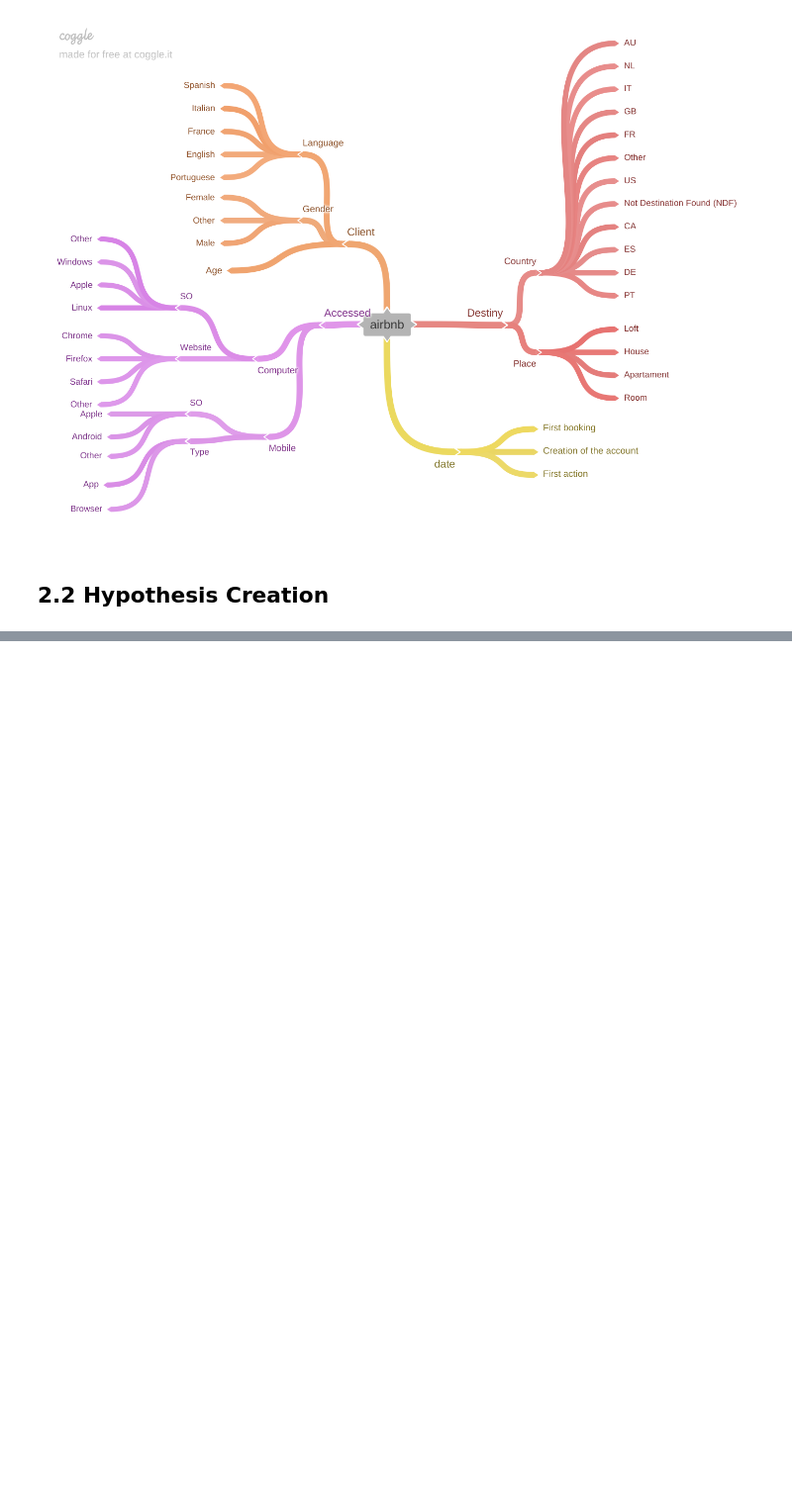
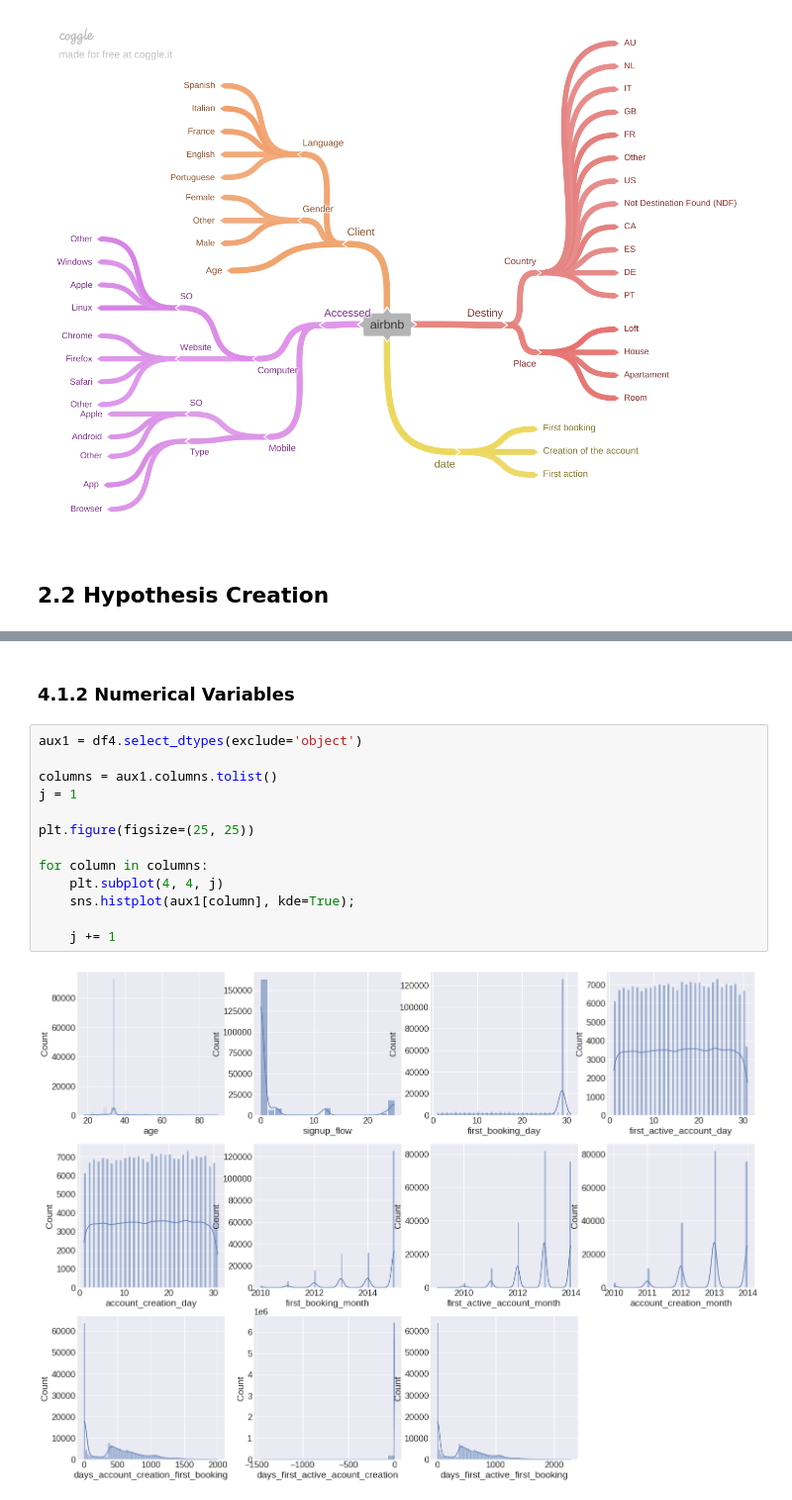
Before and after one commit to juniorcl/airbnb-scheduling-forecast, a Jupyter notebook: notebooks/c1.0_cmoj_airbnb_scheduling_forecast.ipynb, the cells around one changed output, grey strips where cells are left out. Shown at 99% size. Saved outputs shown, nothing was run; the diff lists cells and outputs as text; blank space fills up the shorter version.

```diff
--- a/notebooks/c1.0_cmoj_airbnb_scheduling_forecast.ipynb
+++ b/notebooks/c1.0_cmoj_airbnb_scheduling_forecast.ipynb
@@ -372,0 +492,17 @@ Image('../reports/figures/c1_mind_map.png')
+# %% [markdown]
+### 4.1.2 Numerical Variables
+# %%
+aux1 = df4.select_dtypes(exclude='object')
+
+columns = aux1.columns.tolist()
+j = 1
+
+plt.figure(figsize=(25, 25))
+
+for column in columns:
+    plt.subplot(4, 4, j)
+    sns.histplot(aux1[column], kde=True);
+
+    j += 1
+# %% [output]
+[figure, added]
```
Also changed, not shown: parts of 35 cells of this notebook.
